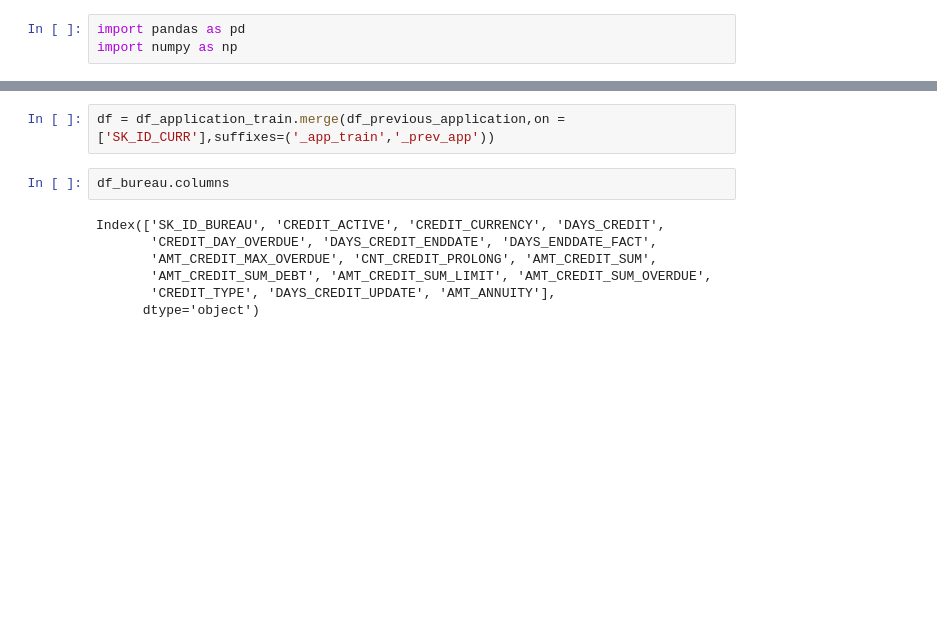
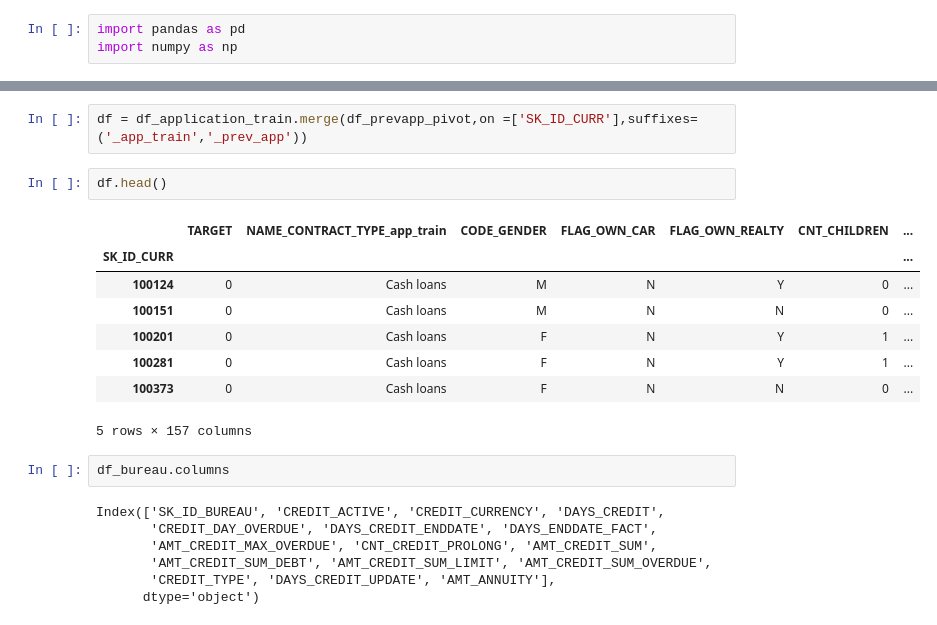
Before and after one commit to nervster/CapstoneProject1, a Jupyter notebook: Capstone1.ipynb, the cells around one changed output, grey strips where cells are left out. Saved outputs shown, nothing was run; the diff lists cells and outputs as text; blank space fills up the shorter version.

```diff
--- a/Capstone1.ipynb
+++ b/Capstone1.ipynb
@@ -14,5 +44,16 @@ dflist = [df_application_train,df_previous_application,df_installment_payments,d
 # %%
-df = df_application_train.merge(df_previous_application,on =['SK_ID_CURR'],suffixes=('_app_train','_prev_app'))
+df = df_application_train.merge(df_prevapp_pivot,on =['SK_ID_CURR'],suffixes=('_app_train','_prev_app'))
+# %%
+df.head()
+# %% [output]
+|  | TARGET | NAME_CONTRACT_TYPE_app_train | CODE_GENDER | FLAG_OWN_CAR | FLAG_OWN_REALTY | CNT_CHILDREN | ... |
+| SK_ID_CURR |  |  |  |  |  |  | ... |
+| 100124 | 0 | Cash loans | M | N | Y | 0 | ... |
+| 100151 | 0 | Cash loans | M | N | N | 0 | ... |
+| 100201 | 0 | Cash loans | F | N | Y | 1 | ... |
+| 100281 | 0 | Cash loans | F | N | Y | 1 | ... |
+| 100373 | 0 | Cash loans | F | N | N | 0 | ... |
+5 rows × 157 columns
 # %%
 df_bureau.columns
 # %% [output]
```
Also changed, not shown: parts of 9 cells of this notebook.
